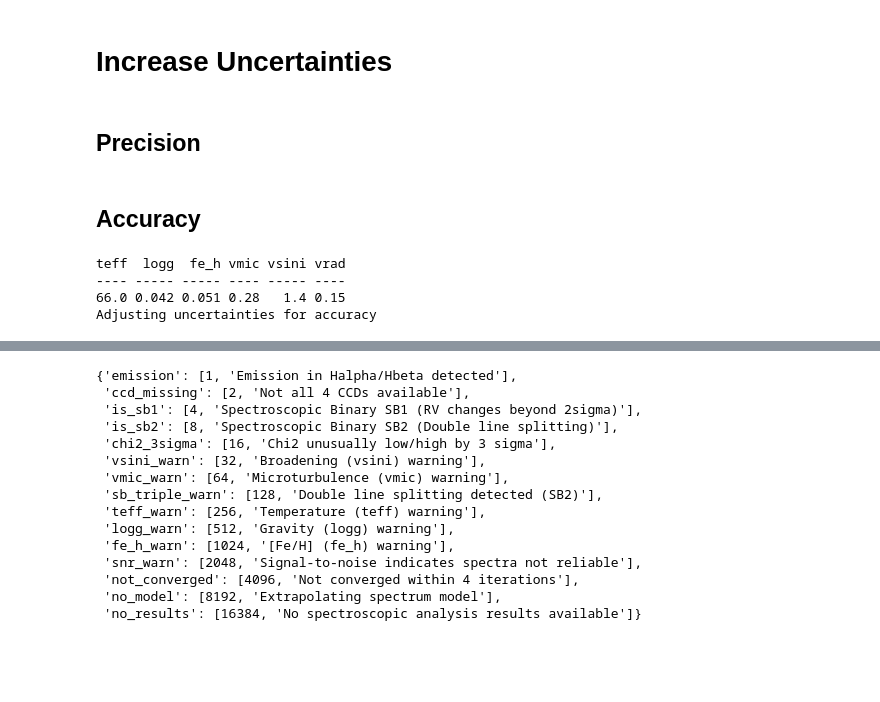
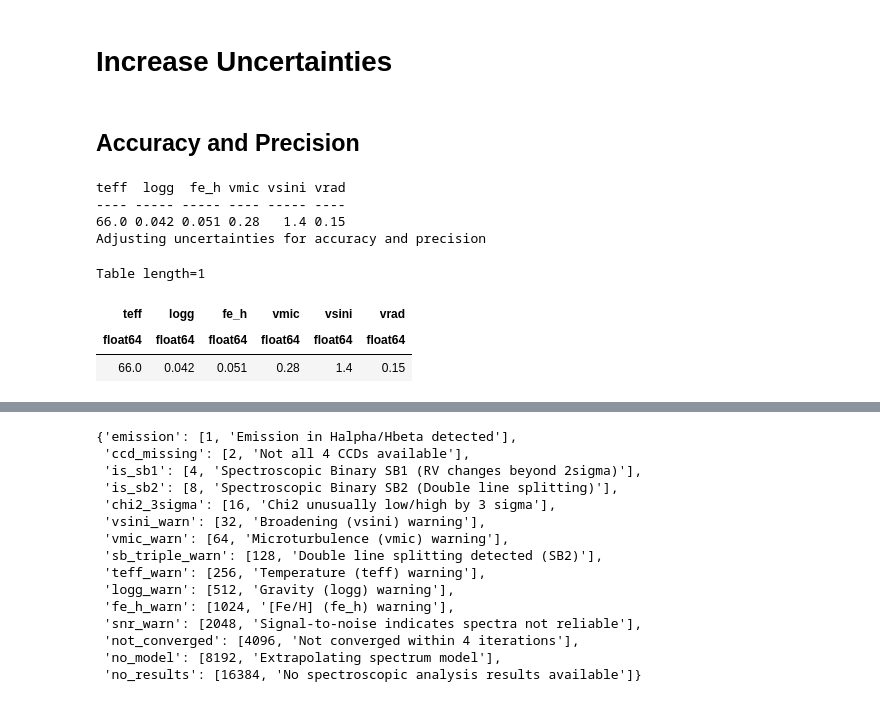
Before and after one commit to svenbuder/GALAH_DR4, a Jupyter notebook: catalogs/create_galah_dr4_allspec_and_allstar_catalogs.ipynb, the cells around one changed output, grey strips where cells are left out. Drawn from its saved outputs; the diff is of its cells as text; code cells hidden in the pictures; blank space fills up the shorter version.

```diff
--- a/catalogs/create_galah_dr4_allspec_and_allstar_catalogs.ipynb
+++ b/catalogs/create_galah_dr4_allspec_and_allstar_catalogs.ipynb
@@ -254,5 +258,3 @@ Shifting sm_fe by 0.0
 Shifting eu_fe by 0.0
 # %% [markdown]
 # Increase Uncertainties
-# %% [markdown]
-## Precision
@@ -265,5 +261,5 @@ Shifting eu_fe by 0.0
 # %% [markdown]
-## Accuracy
+## Accuracy and Precision
 # %%
 accuracy = Table()
 accuracy['teff'] = [np.round(93. / np.sqrt(2),0)]
@@ -274,37 +270,62 @@ accuracy['vsini'] = [np.round(2.0 / np.sqrt(2),1)]
 accuracy['vrad'] = [np.round(0.15,2)]
 print(accuracy)
 
-if (setup == 'allstar'):
-    if accuracy_applied:
-        print('Accuracy already taken into account')
-    else:
-        print('Adjusting uncertainties for accuracy')
+precision_correction_factors = Table.read('../catalogs/galah_dr4_'+setup+'_precision_correction_factors.fits')
 
-        finite_label = np.isfinite(data['e_teff'])
-        data['e_teff'][finite_label] = np.sqrt(data['e_teff'][finite_label]**2 + accuracy['teff'][0]**2) # GBS
+def precision_correction_function(snr, c1, c2, c3, c4):
+    return((c1 + c2 * snr + c3 * np.exp(c4*snr)).clip(min=1))
+#     return(np.ones(len(snr)))
 
-        finite_label = np.isfinite(data['e_teff'])
-        data['e_logg'][finite_label] = np.sqrt(data['e_logg'][finite_label]**2 + accuracy['teff'][0]**2) # seismic (GBS smaller)
+if accuracy_applied:
+    print('Accuracy and Precision already taken into account')
+else:
+    print('Adjusting uncertainties for accuracy and precision')
 
-        finite_label = np.isfinite(data['e_teff'])
-        data['e_fe_h'][finite_label] = np.sqrt(data['e_fe_h'][finite_label]**2 + accuracy['fe_h'][0]**2) # GBS
+    finite_label = np.isfinite(data['e_teff'])
+    data['e_teff'][finite_label] = np.sqrt((data['e_teff'][finite_label]*precision_correction_function(data['snr_px_ccd2'][finite_label],*precision_correction_factors['teff']))**2 + accuracy['teff'][0]**2) # GBS
 
-        finite_label = np.isfinite(data['e_vmic'])
-        data['e_vmic'][finite_label] = np.sqrt(data['e_vmic'][finite_label]**2 + accuracy['vmic'][0]**2) # APOGEE
+    finite_label = np.isfinite(data['e_teff'])
+    data['e_logg'][finite_label] = np.sqrt(data['e_logg'][finite_label]**2 + accuracy['logg'][0]**2) # seismic (GBS smaller)
+    if setup == 'allspec':
+        finite_label = np.isfinite(data['e_logg_spec'])
+        data['e_logg_spec'][finite_label] = np.sqrt((data['e_logg_spec'][finite_label]*precision_correction_function(data['snr_px_ccd2'][finite_label],*precision_correction_factors['logg_spec']))**2 + accuracy['logg'][0]**2) # GBS
 
-        finite_label = np.isfinite(data['e_vsini'])
-        data['e_vsini'][finite_label] = np.sqrt(data['e_vsini'][finite_label]**2 + accuracy['vsini'][0]**2) # APOGEE
+    finite_label = np.isfinite(data['e_teff'])
+    data['e_fe_h'][finite_label] = np.sqrt((data['e_fe_h'][finite_label]*precision_correction_function(data['snr_px_ccd2'][finite_label],*precision_correction_factors['fe_h']))**2 + accuracy['fe_h'][0]**2) # GBS
 
-        finite_label = np.isfinite(data['e_rv_comp_1'])
-        data['e_rv_comp_1'][finite_label] = np.sqrt(data['e_rv_comp_1'][finite_label]**2 + accuracy['vrad'][0]**2) # Gaia DR3
-        finite_label = np.isfinite(data['e_rv_comp_2'])
-        data['e_rv_comp_2'][finite_label] = np.sqrt(data['e_rv_comp_2'][finite_label]**2 + accuracy['vrad'][0]**2) # Gaia DR3
+    finite_label = np.isfinite(data['e_vmic'])
+    data['e_vmic'][finite_label] = np.sqrt((data['e_vmic'][finite_label]*precision_correction_function(data['snr_px_ccd2'][finite_label],*precision_correction_factors['vmic']))**2 + accuracy['vmic'][0]**2) # APOGEE
 
-        accuracy.write('galah_dr4_allstar_accuracy.fits',overwrite=True)
+    finite_label = np.isfinite(data['e_vsini'])
+    data['e_vsini'][finite_label] = np.sqrt((data['e_vsini'][finite_label]*precision_correction_function(data['snr_px_ccd2'][finite_label],*precision_correction_factors['vsini']))**2 + accuracy['vsini'][0]**2) # APOGEE
 
-        accuracy_applied = True
+    finite_label = np.isfinite(data['e_rv_comp_1'])
+    data['e_rv_comp_1'][finite_label] = np.sqrt((data['e_rv_comp_1'][finite_label]*precision_correction_function(data['snr_px_ccd2'][finite_label],*precision_correction_factors['vrad']))**2 + accuracy['vrad'][0]**2) # Gaia DR3
+    finite_label = np.isfinite(data['e_rv_comp_2'])
+    data['e_rv_comp_2'][finite_label] = np.sqrt((data['e_rv_comp_2'][finite_label]*precision_correction_function(data['snr_px_ccd2'][finite_label],*precision_correction_factors['vrad']))**2 + accuracy['vrad'][0]**2) # Gaia DR3
+
+    accuracy.write('galah_dr4_'+setup+'_accuracy.fits',overwrite=True)
+
+    for label in [
+        'Li','C','N','O',
+        'Na','Mg','Al','Si',
+        'K','Ca','Sc','Ti','V','Cr','Mn','Co','Ni','Cu','Zn',
+        'Rb','Sr','Y','Zr','Mo','Ru',
+        'Ba','La','Ce','Nd','Sm','Eu'
+    ]:
+        finite_label = np.isfinite(data['e_'+label.lower()+'_fe'])
+        data['e_'+label.lower()+'_fe'][finite_label] = data['e_'+label.lower()+'_fe'][finite_label]*precision_correction_function(data['snr_px_ccd2'][finite_label],*precision_correction_factors[label.lower()+'_fe'])
+
+    accuracy_applied = True
 # %% [output]
 teff  logg  fe_h vmic vsini vrad
 ---- ----- ----- ---- ----- ----
 66.0 0.042 0.051 0.28   1.4 0.15
-Adjusting uncertainties for accuracy
+Adjusting uncertainties for accuracy and precision
+# %%
+accuracy
+# %% [output]
+Table length=1
+| teff | logg | fe_h | vmic | vsini | vrad |
+| float64 | float64 | float64 | float64 | float64 | float64 |
+| 66.0 | 0.042 | 0.051 | 0.28 | 1.4 | 0.15 |
```
Also changed, not shown: parts of 17 cells of this notebook, 15 other files.
